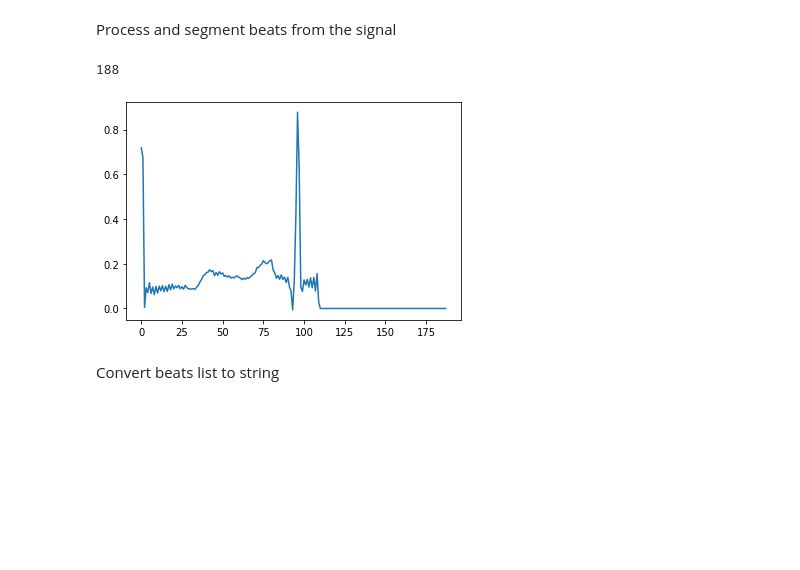
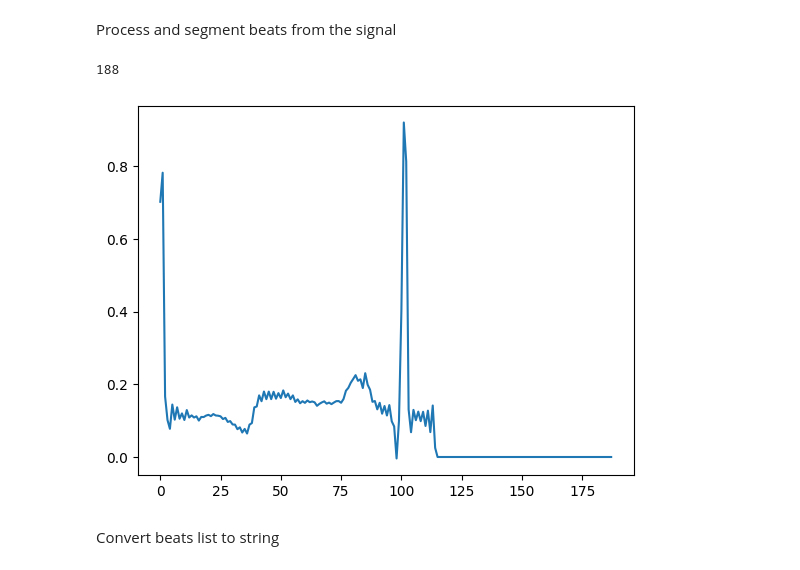
Before and after one commit to ifran-rahman/Federated-ECG, a Jupyter notebook: ECG_Processing_API/test.ipynb, the cells around one changed output. Saved outputs shown, nothing was run; the diff lists cells and outputs as text; code cells hidden in the pictures; blank space fills up the shorter version.

```diff
--- a/ECG_Processing_API/test.ipynb
+++ b/ECG_Processing_API/test.ipynb
@@ -45,7 +67,7 @@ import pandas as pd
 Read complete ECG signal
 # %%
 df = pd.read_csv('archive/100.csv')
-signal = df['\'MLII\''][0:400]
+signal = df['\'MLII\''][0:1000]
 
 # plot a portion
 signal.plot.line()
@@ -57,12 +79,12 @@ Process and segment beats from the signal
 # %%
 import matplotlib.pyplot as plt
 
 beats = signal_to_beats(signal)
-plt.plot(beats[33])
-len(beats[33])
+plt.plot(beats[2])
+len(beats[2])
 # %% [output]
 188
-[figure, old version]
+[figure, new version]
 # %% [markdown]
 Convert beats list to string
 # %%
```
Also changed, not shown: parts of 7 cells of this notebook.
